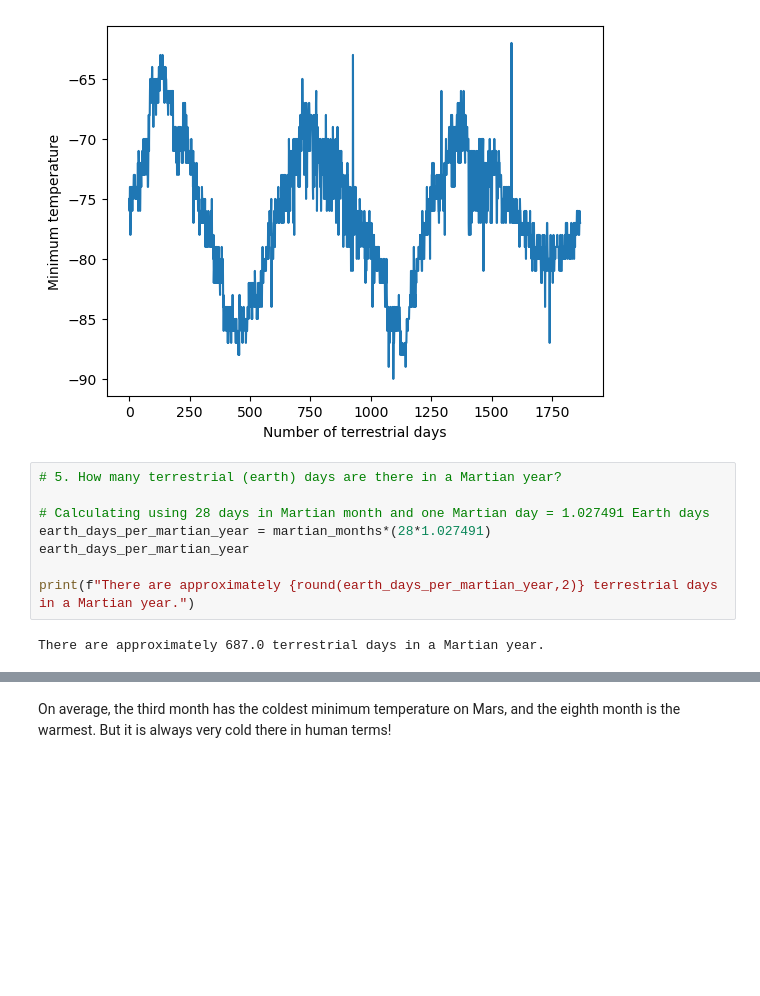
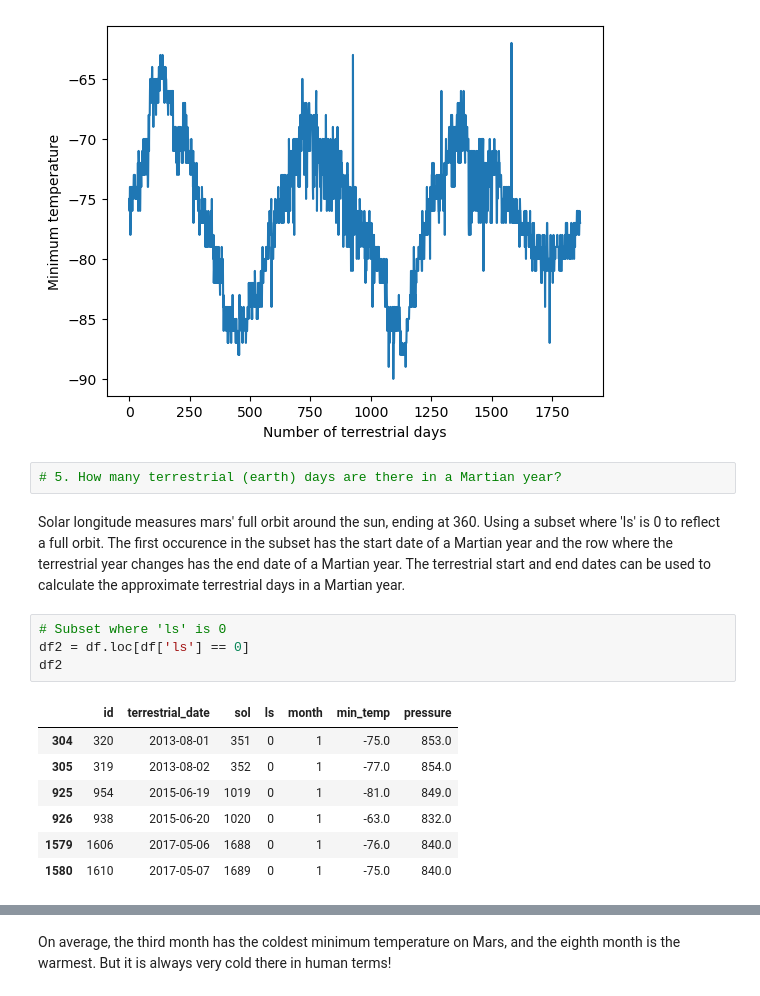
Before and after one commit to dianeooty/mars-news-web-scraping, a Jupyter notebook: part_2_mars_weather.ipynb, the cells around one changed output, grey strips where cells are left out. Saved outputs shown, nothing was run; the diff lists cells and outputs as text; blank space fills up the shorter version.

```diff
--- a/part_2_mars_weather.ipynb
+++ b/part_2_mars_weather.ipynb
@@ -411,13 +397,19 @@ plt.ylabel('Minimum temperature')
 plt.show()
 # %% [output]
 [figure]
-# %%
-# 5. How many terrestrial (earth) days are there in a Martian year?
-
-# Calculating using 28 days in Martian month and one Martian day = 1.027491 Earth days
-earth_days_per_martian_year = martian_months*(28*1.027491)
-earth_days_per_martian_year
-
-print(f"There are approximately {round(earth_days_per_martian_year,2)} terrestrial days in a Martian year.")
-# %% [output]
-There are approximately 687.0 terrestrial days in a Martian year.
+# %%
+# 5. How many terrestrial (earth) days are there in a Martian year?
+# %% [markdown]
+Solar longitude measures mars' full orbit around the sun, ending at 360. Using a subset where 'ls' is 0 to reflect a full orbit. The first occurence in the subset has the start date of a Martian year and the row where the terrestrial year changes has the end date of a Martian year. The terrestrial start and end dates can be used to calculate the approximate terrestrial days in a Martian year.
+# %%
+# Subset where 'ls' is 0
+df2 = df.loc[df['ls'] == 0]
+df2
+# %% [output]
+|  | id | terrestrial_date | sol | ls | month | min_temp | pressure |
+| 304 | 320 | 2013-08-01 | 351 | 0 | 1 | -75.0 | 853.0 |
+| 305 | 319 | 2013-08-02 | 352 | 0 | 1 | -77.0 | 854.0 |
+| 925 | 954 | 2015-06-19 | 1019 | 0 | 1 | -81.0 | 849.0 |
+| 926 | 938 | 2015-06-20 | 1020 | 0 | 1 | -63.0 | 832.0 |
+| 1579 | 1606 | 2017-05-06 | 1688 | 0 | 1 | -76.0 | 840.0 |
+| 1580 | 1610 | 2017-05-07 | 1689 | 0 | 1 | -75.0 | 840.0 |
```
Also changed, not shown: parts of 11 cells of this notebook.
